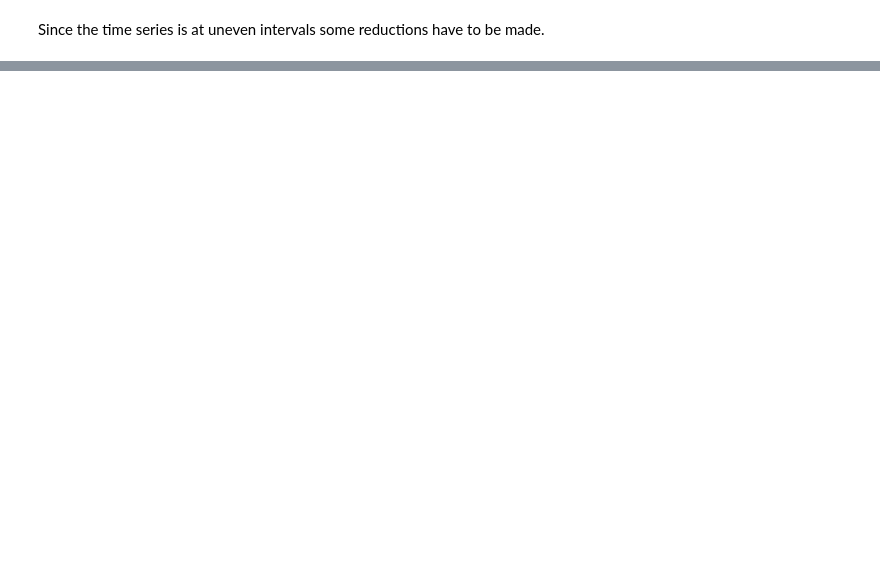
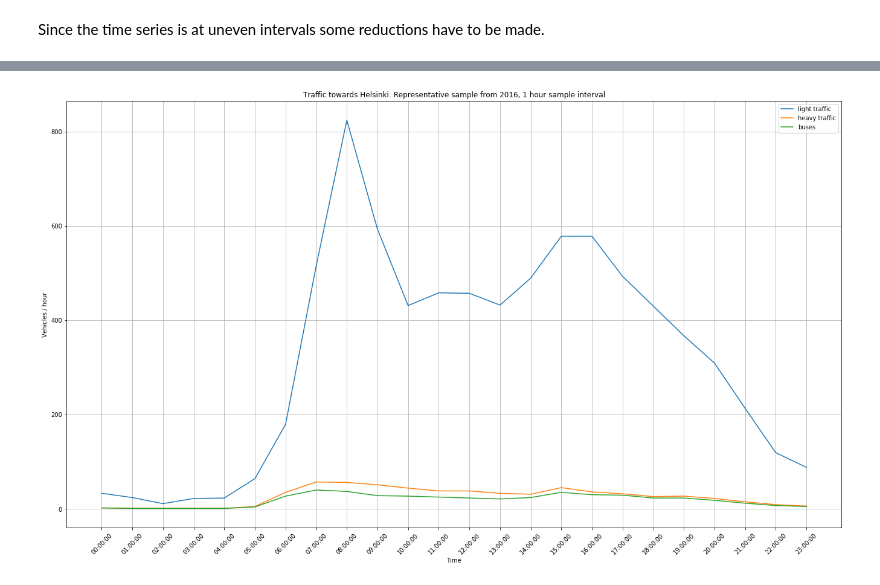
Before and after one commit to MathiasEriksson/LvsB, a Jupyter notebook: Lauttasaari_tms_averages.ipynb, the cells around one changed output, grey strips where cells are left out. Saved outputs shown, nothing was run; the diff lists cells and outputs as text; code cells hidden in the pictures; blank space fills up the shorter version.

```diff
--- a/Lauttasaari_tms_averages.ipynb
+++ b/Lauttasaari_tms_averages.ipynb
@@ -133,0 +195,13 @@ plt.plot(y_2016_2.tunti,y_2016_2.autot,label='Away from Helsinki')
+# %%
+plt.figure(figsize=(23,13))
+plt.xticks(xinterval,rotation=45)
+plt.grid(True)
+plt.title('Traffic towards Helsinki. Representative sample from 2016, 1 hour sample interval')
+plt.plot(xinterval,y_2016_tohel['light traffic']);
+plt.plot(xinterval,y_2016_tohel['heavy traffic']);
+plt.plot(xinterval,y_2016_tohel['buses']);
+plt.legend(['light traffic','heavy traffic','buses']);
+plt.xlabel('Time');
+plt.ylabel('Vehicles / hour');
+# %% [output]
+[figure, added]
```
Also changed, not shown: parts of 22 cells of this notebook, 1 other file.
